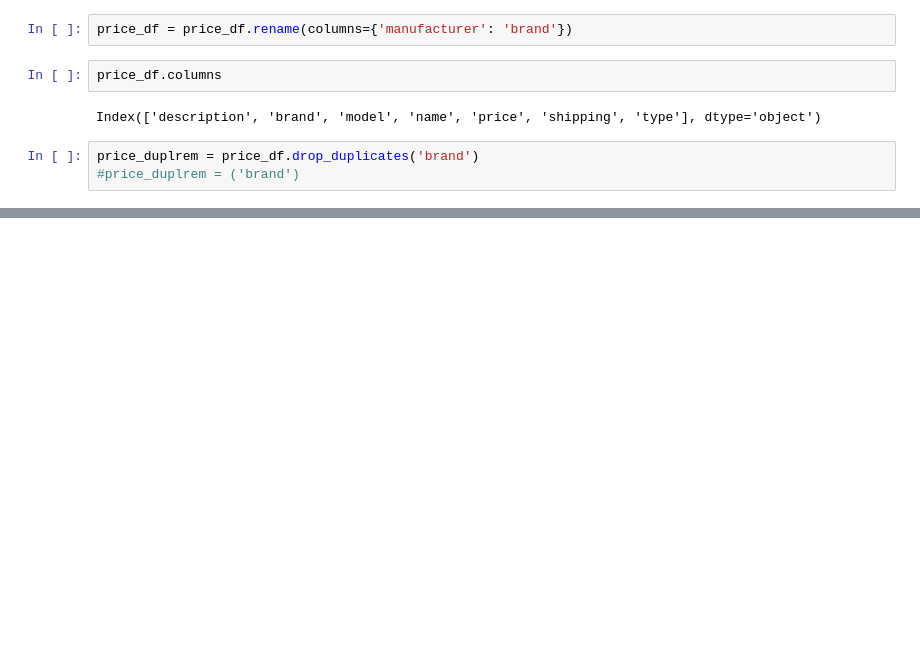
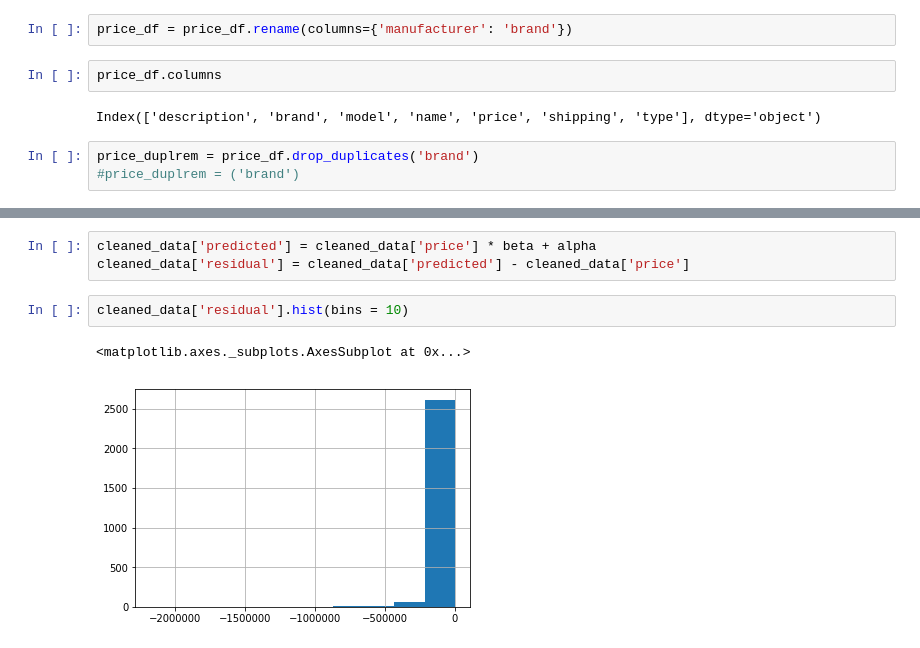
Before and after one commit to Data-Science-Proj/SalesStats, a Jupyter notebook: Explanatory analysis for Question 3.ipynb, the cells around one changed output, grey strips where cells are left out. Cells and saved outputs as stored; diff of their text form; blank space fills up the shorter version.

```diff
--- a/Explanatory analysis for Question 3.ipynb
+++ b/Explanatory analysis for Question 3.ipynb
@@ -109,0 +223,8 @@ plt.show()
+# %%
+cleaned_data['predicted'] = cleaned_data['price'] * beta + alpha
+cleaned_data['residual'] = cleaned_data['predicted'] - cleaned_data['price']
+# %%
+cleaned_data['residual'].hist(bins = 10)
+# %% [output]
+<matplotlib.axes._subplots.AxesSubplot at 0x...>
+[figure, added]
```
Also changed, not shown: parts of 16 cells of this notebook.
